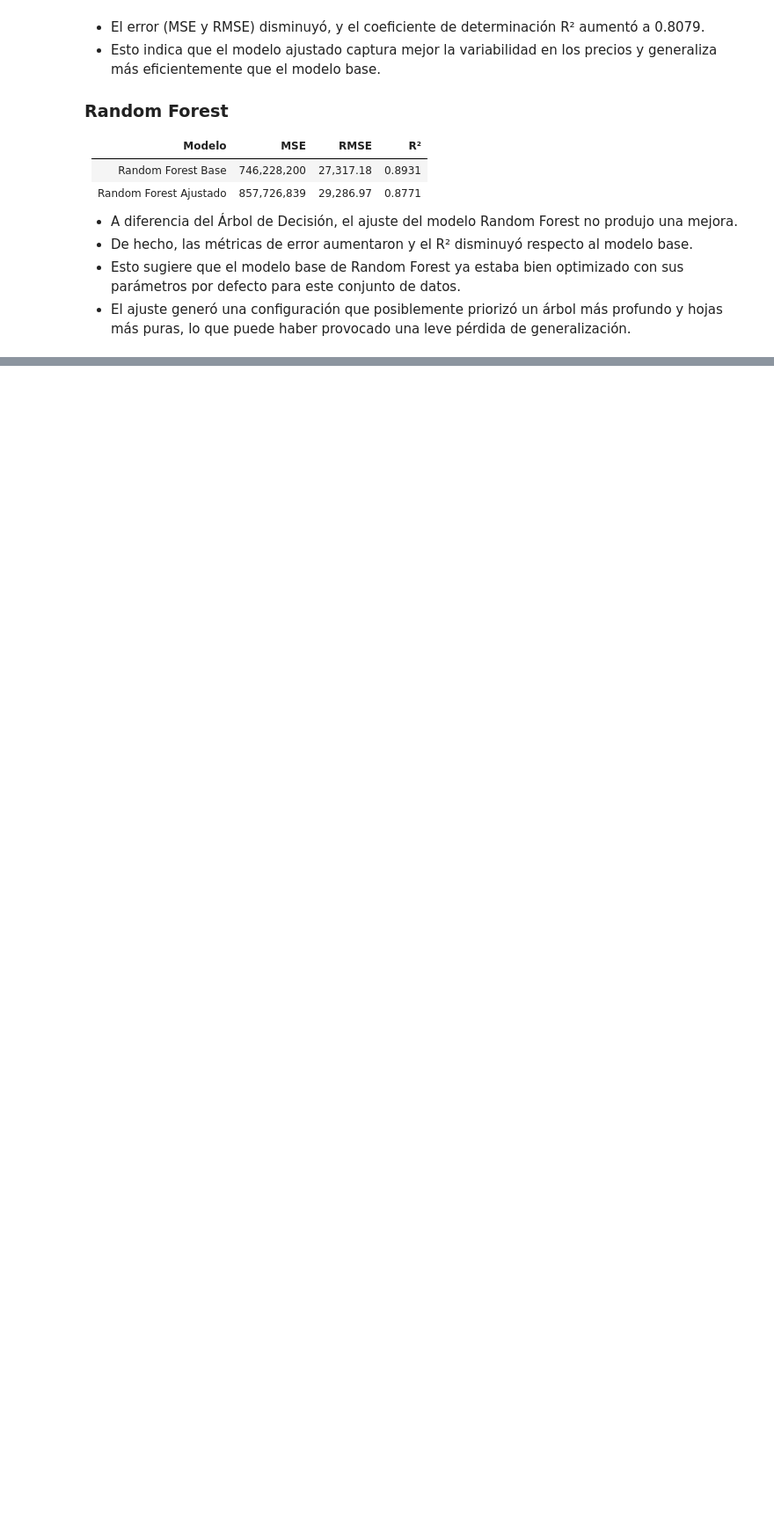
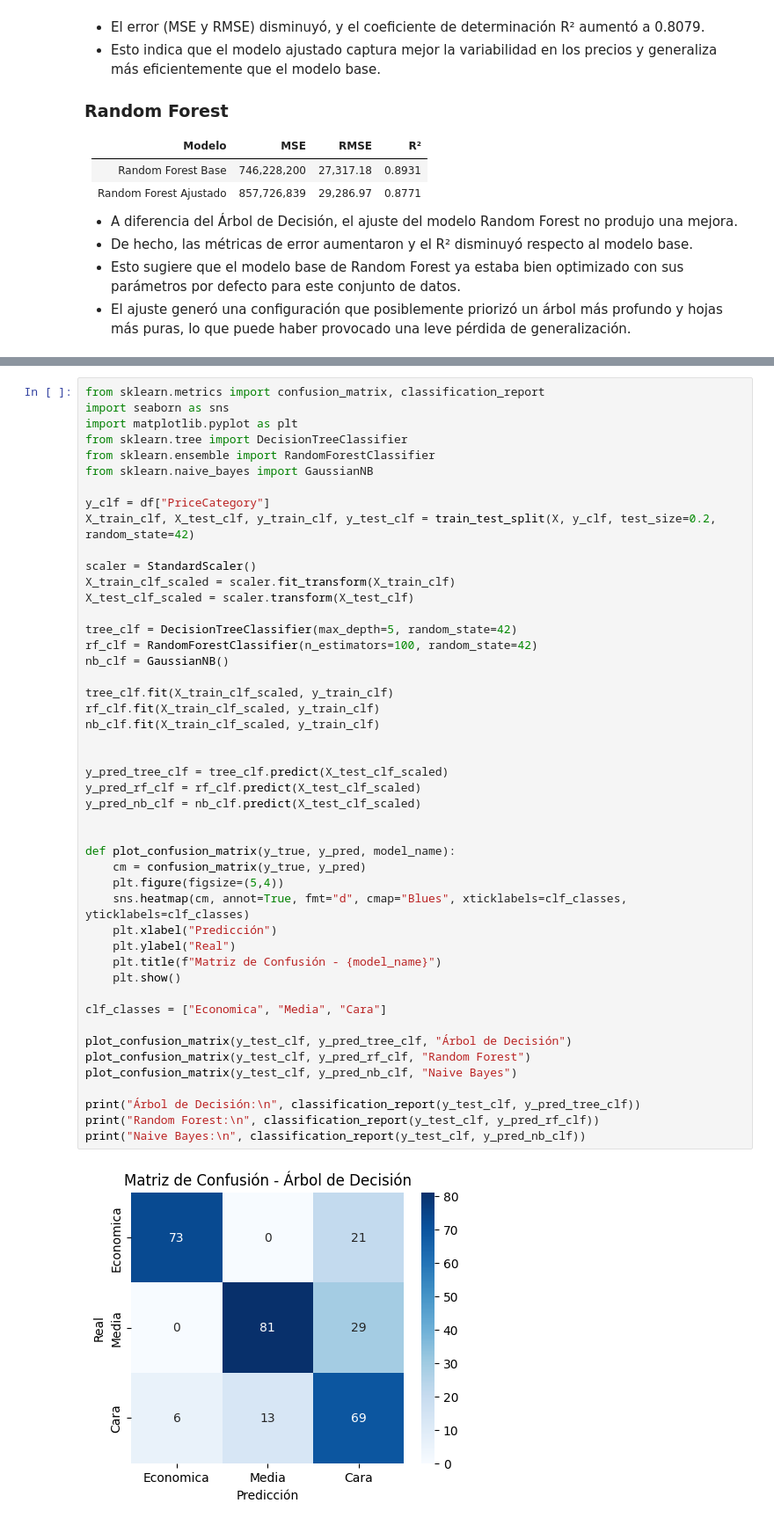
Before and after one commit to Diegoval-Dev/DM-HDT5, a Jupyter notebook: Bayes.ipynb, the cells around one changed output, grey strips where cells are left out. Shown at 88% size. Saved outputs shown, nothing was run; the diff lists cells and outputs as text; blank space fills up the shorter version.

```diff
--- a/Bayes.ipynb
+++ b/Bayes.ipynb
@@ -696,0 +706,49 @@ Se llevó a cabo el ajuste fino de hiperparámetros para los modelos de Árbol d
+# %%
+from sklearn.metrics import confusion_matrix, classification_report
+import seaborn as sns
+import matplotlib.pyplot as plt
+from sklearn.tree import DecisionTreeClassifier
+from sklearn.ensemble import RandomForestClassifier
+from sklearn.naive_bayes import GaussianNB
+
+y_clf = df["PriceCategory"]
+X_train_clf, X_test_clf, y_train_clf, y_test_clf = train_test_split(X, y_clf, test_size=0.2, random_state=42)
+
+scaler = StandardScaler()
+X_train_clf_scaled = scaler.fit_transform(X_train_clf)
+X_test_clf_scaled = scaler.transform(X_test_clf)
+
+tree_clf = DecisionTreeClassifier(max_depth=5, random_state=42)
+rf_clf = RandomForestClassifier(n_estimators=100, random_state=42)
+nb_clf = GaussianNB()
+
+tree_clf.fit(X_train_clf_scaled, y_train_clf)
+rf_clf.fit(X_train_clf_scaled, y_train_clf)
+nb_clf.fit(X_train_clf_scaled, y_train_clf)
+
+
+y_pred_tree_clf = tree_clf.predict(X_test_clf_scaled)
+y_pred_rf_clf = rf_clf.predict(X_test_clf_scaled)
+y_pred_nb_clf = nb_clf.predict(X_test_clf_scaled)
+
+
+def plot_confusion_matrix(y_true, y_pred, model_name):
+    cm = confusion_matrix(y_true, y_pred)
+    plt.figure(figsize=(5,4))
+    sns.heatmap(cm, annot=True, fmt="d", cmap="Blues", xticklabels=clf_classes, yticklabels=clf_classes)
+    plt.xlabel("Predicción")
+    plt.ylabel("Real")
+    plt.title(f"Matriz de Confusión - {model_name}")
+    plt.show()
+
+clf_classes = ["Economica", "Media", "Cara"]
+
+plot_confusion_matrix(y_test_clf, y_pred_tree_clf, "Árbol de Decisión")
+plot_confusion_matrix(y_test_clf, y_pred_rf_clf, "Random Forest")
+plot_confusion_matrix(y_test_clf, y_pred_nb_clf, "Naive Bayes")
+
+print("Árbol de Decisión:\n", classification_report(y_test_clf, y_pred_tree_clf))
+print("Random Forest:\n", classification_report(y_test_clf, y_pred_rf_clf))
+print("Naive Bayes:\n", classification_report(y_test_clf, y_pred_nb_clf))
+# %% [output]
+[figure, added]
```
Also changed, not shown: parts of 6 cells of this notebook, 1 other file.
